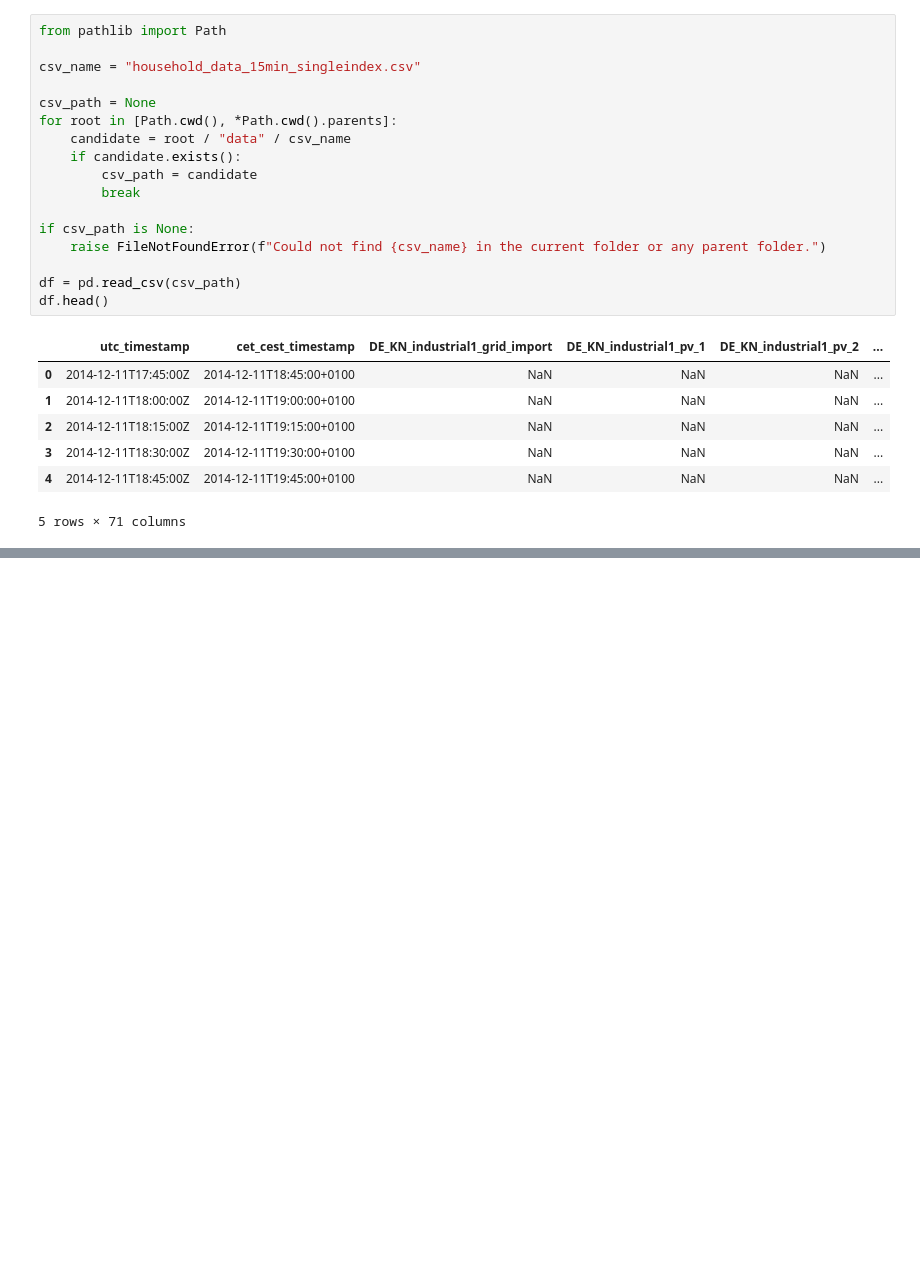
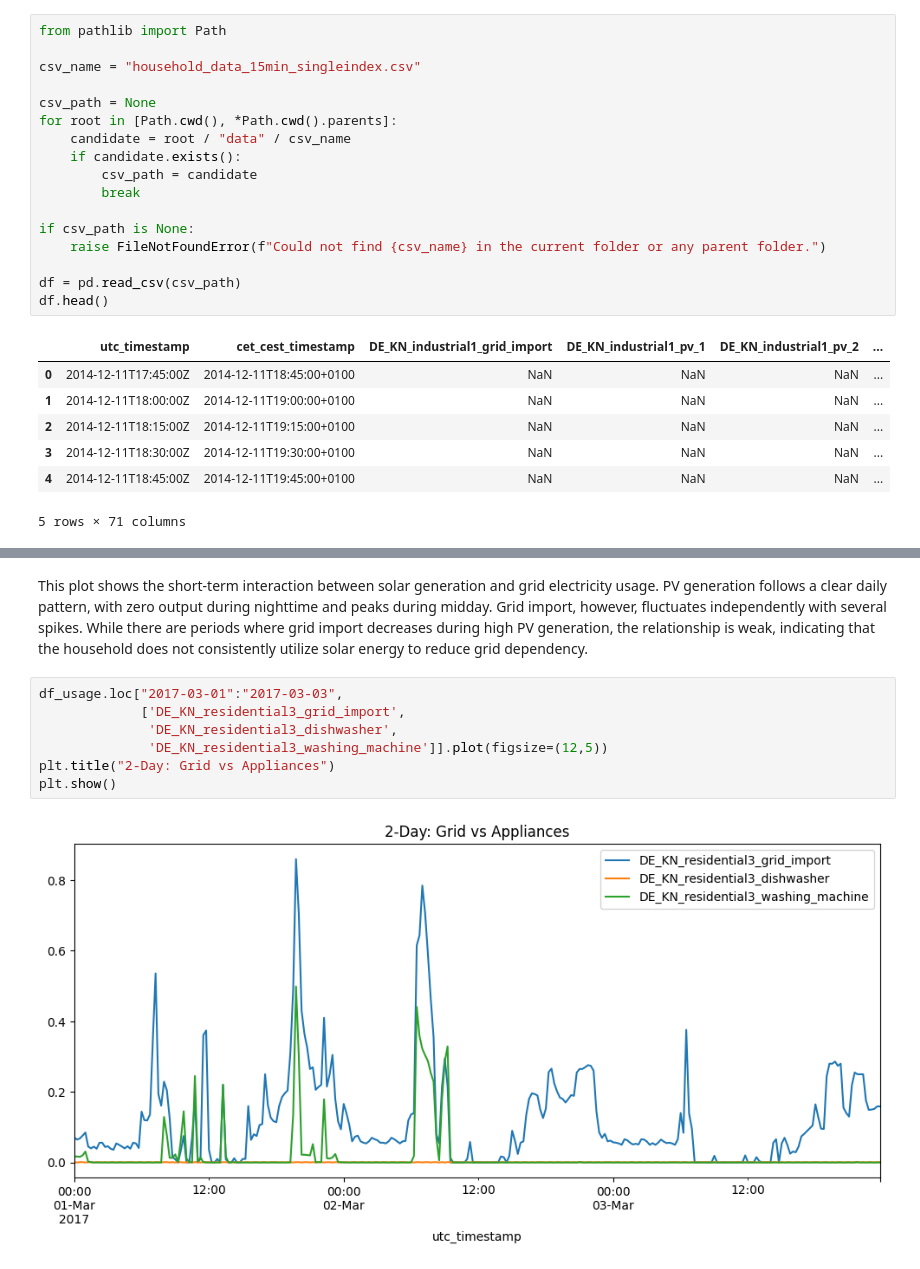
Before and after one commit to Iminza67/Household-Energy-Consumption-Generation-Analysis, a Jupyter notebook: notebooks/EDA.ipynb, the cells around one changed output, grey strips where cells are left out. Saved outputs shown, nothing was run; the diff lists cells and outputs as text; blank space fills up the shorter version.

```diff
--- a/notebooks/EDA.ipynb
+++ b/notebooks/EDA.ipynb
@@ -101,0 +155,11 @@ dtype('<M8[us]')
+# %% [markdown]
+This plot shows the short-term interaction between solar generation and grid electricity usage. PV generation follows a clear daily pattern, with zero output during nighttime and peaks during midday. Grid import, however, fluctuates independently with several spikes. While there are periods where grid import decreases during high PV generation, the relationship is weak, indicating that the household does not consistently utilize solar energy to reduce grid dependency.
+# %%
+df_usage.loc["2017-03-01":"2017-03-03",
+             ['DE_KN_residential3_grid_import',
+              'DE_KN_residential3_dishwasher',
+              'DE_KN_residential3_washing_machine']].plot(figsize=(12,5))
+plt.title("2-Day: Grid vs Appliances")
+plt.show()
+# %% [output]
+[figure, added]
```
Also changed, not shown: parts of 38 cells of this notebook.
